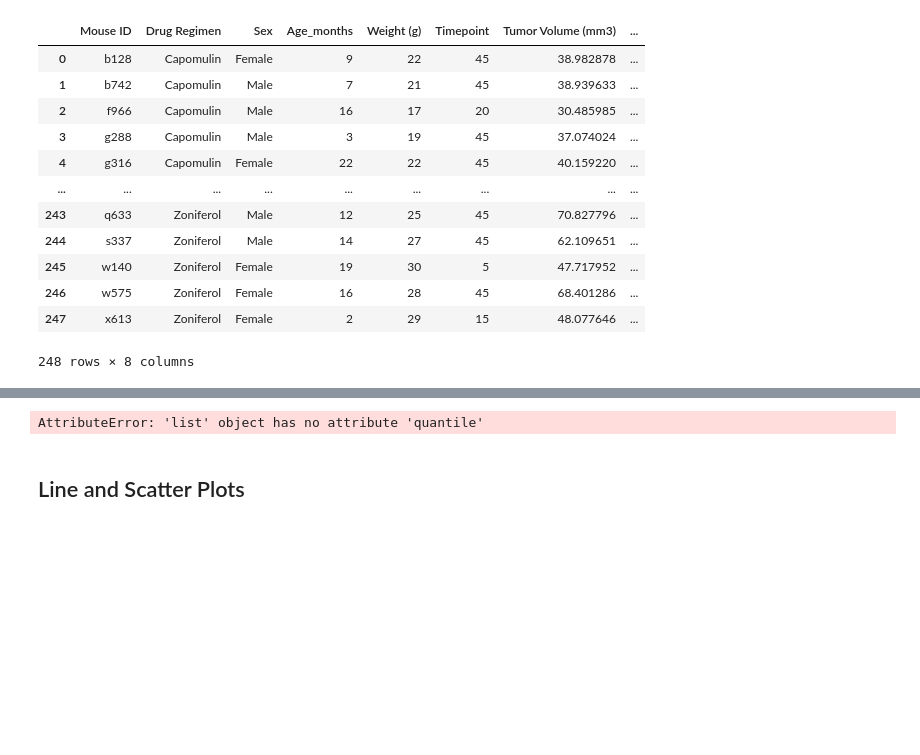
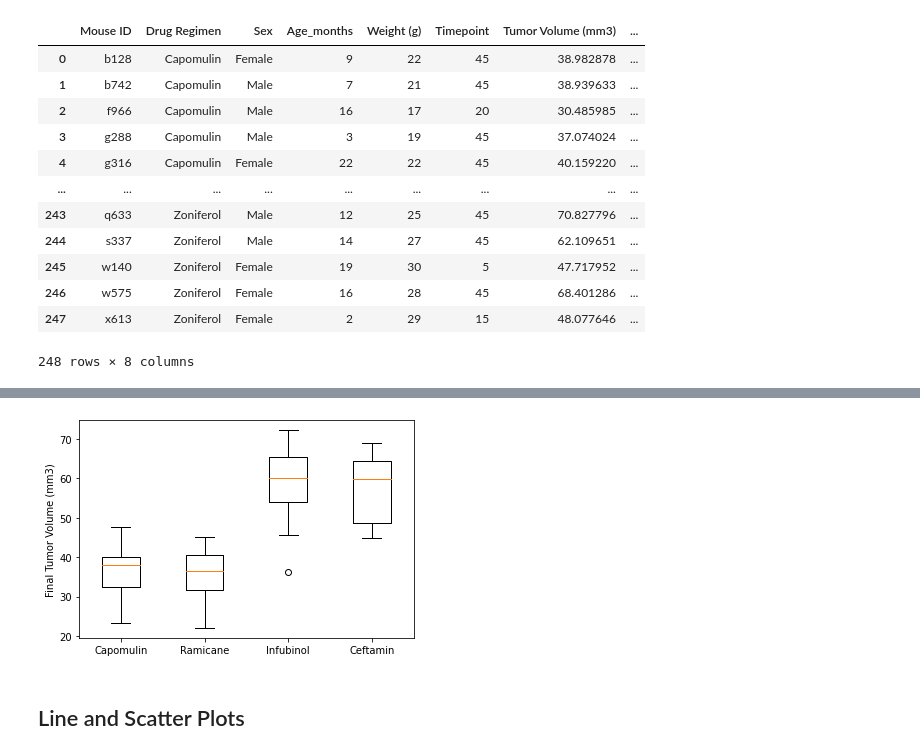
Before and after one commit to tebohl/Matplotlib-Treatment-Analysis, a Jupyter notebook: Pymaceuticals/pymaceuticals_starter.ipynb, the cells around one changed output, grey strips where cells are left out. Drawn from its saved outputs; the diff is of its cells as text; code cells hidden in the pictures; blank space fills up the shorter version.

```diff
--- a/Pymaceuticals/pymaceuticals_starter.ipynb
+++ b/Pymaceuticals/pymaceuticals_starter.ipynb
@@ -227,3 +213,21 @@ final_tumor_volume
 | 246 | w575 | Zoniferol | Female | 16 | 28 | 45 | 68.401286 | ... |
 | 247 | x613 | Zoniferol | Female | 2 | 29 | 15 | 48.077646 | ... |
 248 rows × 8 columns
+# %%
+# Put treatments into a list for for loop (and later for plot labels)
+
+treatments = ["Capomulin", "Ramicane", "Infubinol", "Ceftamin"]
+tumor_volume_list = []
+
+for treatment in treatments:
+    tumor_volume = final_tumor_volume.loc[final_tumor_volume["Drug Regimen"]== treatment, "Tumor Volume (mm3)"]
+    tumor_volume_list.append(tumor_volume)
+    quartiles= tumor_volume.quantile([.25,.5,.75])
+    lowerq = quartiles[0.25]
+    upperq = quartiles[0.75]
+    iqr = upperq-lowerq
+    lower_bound= lowerq - (1.5*iqr)
+    upper_bound= upperq + (1.5*iqr)
+    outliers = tumor_volume.loc[(tumor_volume<lower_bound)|(tumor_volume>upper_bound)]
+    #print potential outliers
+    print(f"Potential outliers for {treatment} treatment are {outliers}")
@@ -276,41 +267,11 @@ list_of_treatment_data
-# %%
-# Calculate the IQR and quantitatively determine if there are any potential outliers.
-Capomulin_quartiles = Capomulin_data.quantile([.25,.5,.75])
-Capomulin_lowerq = quartiles[0.25]
-Capomulin_upperq = quartiles[0.75]
-Capomulin_iqr = upperq-lowerq
-
-Ramicane_quartiles = Ramicane_data.quantile([.25,.5,.75])
-Ramicane_lowerq = quartiles[0.25]
-Ramicane_upperq = quartiles[0.75]
-Ramicane_iqr = upperq-lowerq
-
-Infubinol_quartiles = Infubinol_data.quantile([.25,.5,.75])
-Infubinol_lowerq = quartiles[0.25]
-Infubinol_upperq = quartiles[0.75]
-Infubinol_iqr = upperq-lowerq
-
-Ceftamin_quartiles = Ceftamin_data.quantile([.25,.5,.75])
-Ceftamin_lowerq = quartiles[0.25]
-Ceftamin_upperq = quartiles[0.75]
-Ceftamin_iqr = upperq-lowerq
-
-
-    # Locate the rows which contain mice on each drug and get the tumor volumes
-
-
-    # add subset
-
-
-    # Determine outliers using upper and lower bounds
-Ceftamin_iqr
-# %% [output]
-AttributeError: 'list' object has no attribute 'quantile'
 # %%
 # Generate a box plot of the final tumor volume of each mouse across four regimens of interest
-box_plot_data = list_of_treatment_data
-plt.boxplot(box_plot_data, patch_artist=True, labels=["Capomulin", "Ramicane", "Infubinol", "Ceftamin"])
+
+plt.boxplot(tumor_volume_list, labels= treatments)
+plt.ylabel("Final Tumor Volume (mm3)")
 plt.show()
+# %% [output]
+[figure, added]
 # %% [markdown]
 ## Line and Scatter Plots
 # %%
```
Also changed, not shown: parts of 4 cells of this notebook.
